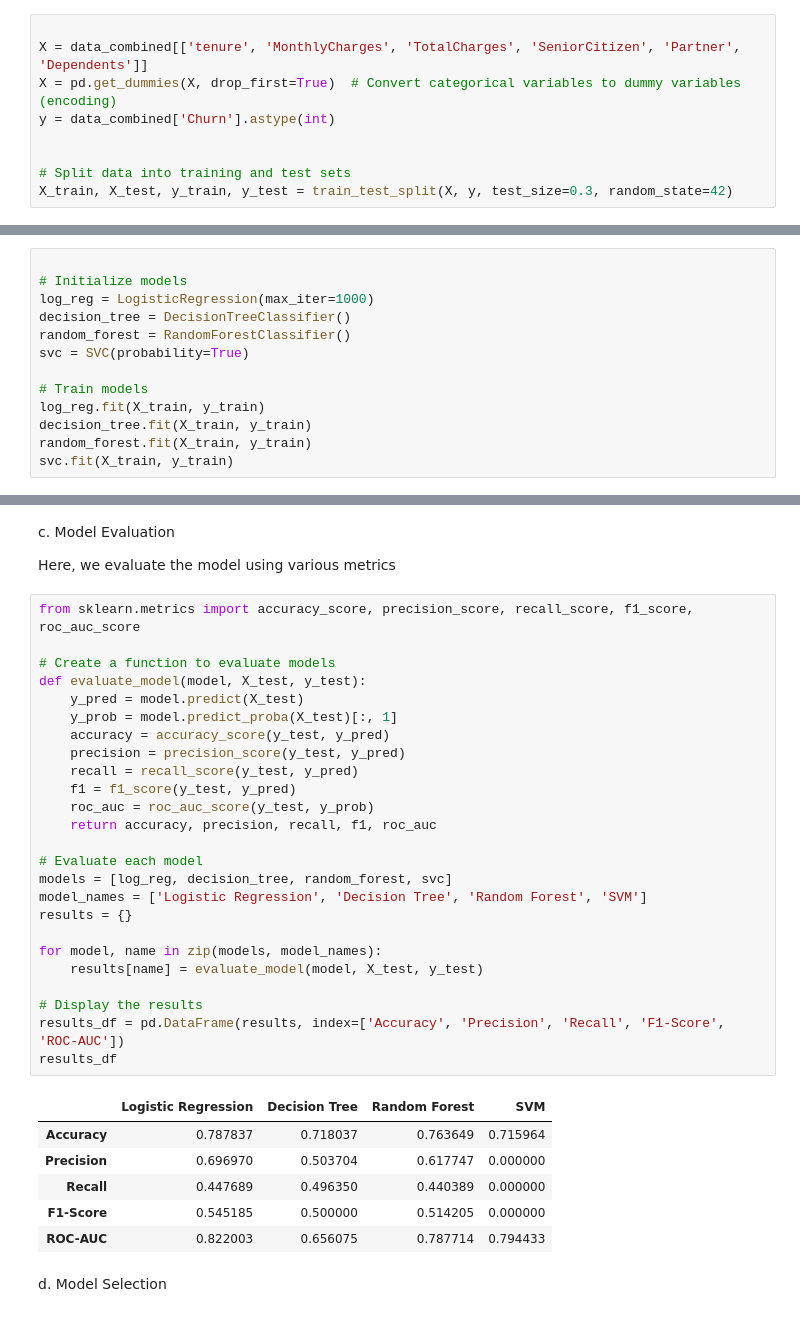
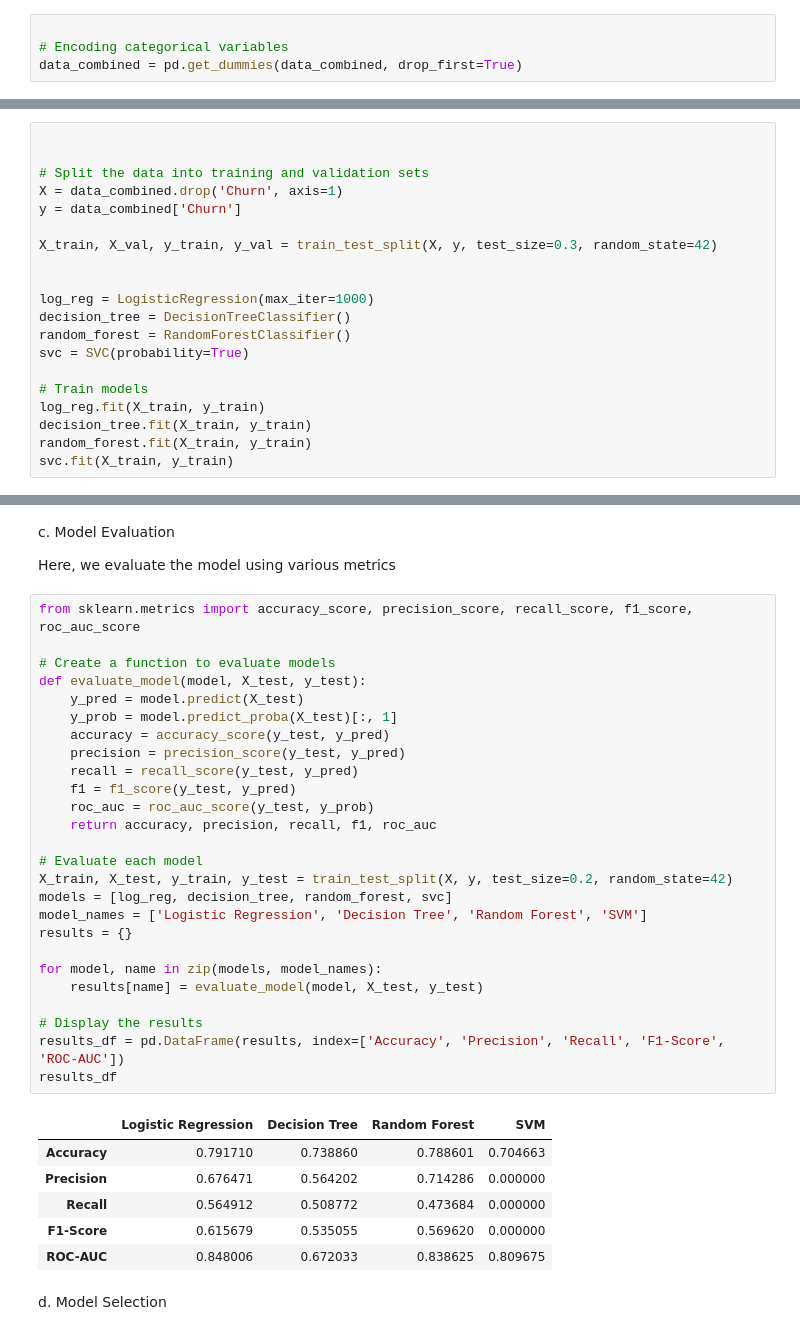
Before and after one commit to MillicentAgyir/LP2-Classification-Project, a Jupyter notebook: Notebooks/main.ipynb, the cells around one changed output, grey strips where cells are left out. Cells and saved outputs as stored; diff of their text form.

```diff
--- a/Notebooks/main.ipynb
+++ b/Notebooks/main.ipynb
@@ -621,19 +623,21 @@ a. Data Preparation
-# %%
-
-X = data_combined[['tenure', 'MonthlyCharges', 'TotalCharges', 'SeniorCitizen', 'Partner', 'Dependents']]
-X = pd.get_dummies(X, drop_first=True)  # Convert categorical variables to dummy variables (encoding)
-y = data_combined['Churn'].astype(int)
-
-
-# Split data into training and test sets
-X_train, X_test, y_train, y_test = train_test_split(X, y, test_size=0.3, random_state=42)
+# %%
+
+# Encoding categorical variables
+data_combined = pd.get_dummies(data_combined, drop_first=True)
 # %% [markdown]
 b. Model Training
 
 Here, we train 4 models; Logistic Regression, Decision Tree Classifier, Random Forest Classifier  and Support Vector Machine
 # %%
 
-# Initialize models
+
+# Split the data into training and validation sets
+X = data_combined.drop('Churn', axis=1)
+y = data_combined['Churn']
+
+X_train, X_val, y_train, y_val = train_test_split(X, y, test_size=0.3, random_state=42)
+
+
 log_reg = LogisticRegression(max_iter=1000)
 decision_tree = DecisionTreeClassifier()
 random_forest = RandomForestClassifier()
@@ -653,35 +657,36 @@ Here, we evaluate the model using various metrics
 # %%
 from sklearn.metrics import accuracy_score, precision_score, recall_score, f1_score, roc_auc_score
 
 # Create a function to evaluate models
 def evaluate_model(model, X_test, y_test):
     y_pred = model.predict(X_test)
     y_prob = model.predict_proba(X_test)[:, 1]
     accuracy = accuracy_score(y_test, y_pred)
     precision = precision_score(y_test, y_pred)
     recall = recall_score(y_test, y_pred)
     f1 = f1_score(y_test, y_pred)
     roc_auc = roc_auc_score(y_test, y_prob)
     return accuracy, precision, recall, f1, roc_auc
 
 # Evaluate each model
+X_train, X_test, y_train, y_test = train_test_split(X, y, test_size=0.2, random_state=42)
 models = [log_reg, decision_tree, random_forest, svc]
 model_names = ['Logistic Regression', 'Decision Tree', 'Random Forest', 'SVM']
 results = {}
 
 for model, name in zip(models, model_names):
     results[name] = evaluate_model(model, X_test, y_test)
 
 # Display the results
 results_df = pd.DataFrame(results, index=['Accuracy', 'Precision', 'Recall', 'F1-Score', 'ROC-AUC'])
 results_df
 # %% [output]
 |  | Logistic Regression | Decision Tree | Random Forest | SVM |
-| Accuracy | 0.787837 | 0.718037 | 0.763649 | 0.715964 |
-| Precision | 0.696970 | 0.503704 | 0.617747 | 0.000000 |
-| Recall | 0.447689 | 0.496350 | 0.440389 | 0.000000 |
-| F1-Score | 0.545185 | 0.500000 | 0.514205 | 0.000000 |
-| ROC-AUC | 0.822003 | 0.656075 | 0.787714 | 0.794433 |
+| Accuracy | 0.791710 | 0.738860 | 0.788601 | 0.704663 |
+| Precision | 0.676471 | 0.564202 | 0.714286 | 0.000000 |
+| Recall | 0.564912 | 0.508772 | 0.473684 | 0.000000 |
+| F1-Score | 0.615679 | 0.535055 | 0.569620 | 0.000000 |
+| ROC-AUC | 0.848006 | 0.672033 | 0.838625 | 0.809675 |
 # %% [markdown]
 d. Model Selection
 # %%
```
Also changed, not shown: parts of 14 cells of this notebook.
